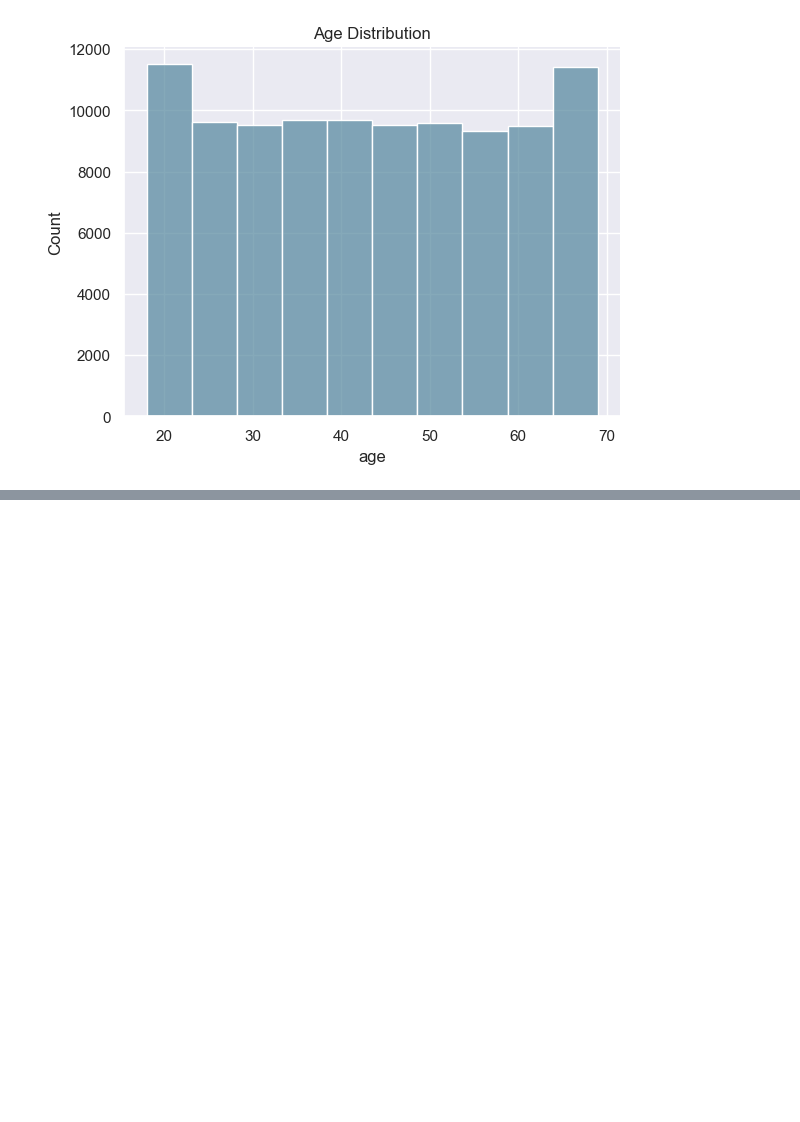
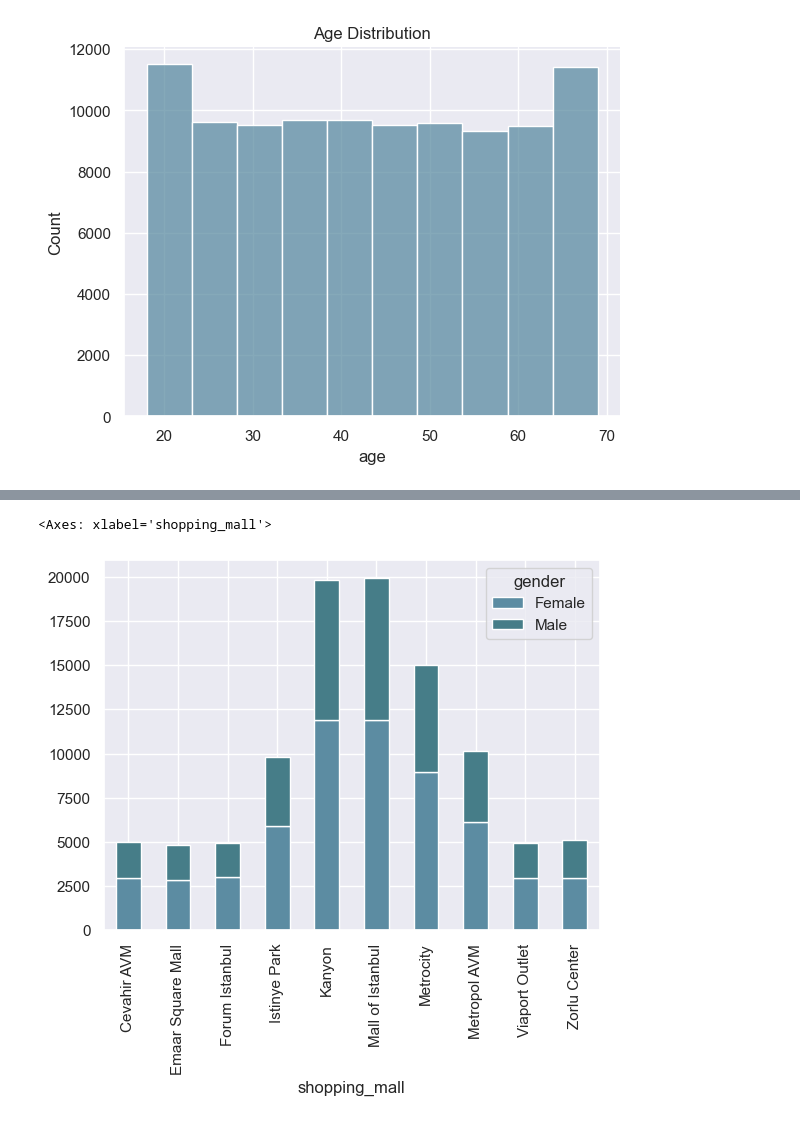
Before and after one commit to Scorpgodwest/customer-analysis, a Jupyter notebook: customer_analysis.ipynb, the cells around one changed output, grey strips where cells are left out. Cells and saved outputs as stored; diff of their text form; code cells hidden in the pictures; blank space fills up the shorter version.

Commit message:
added several plots + tables

```diff
--- a/customer_analysis.ipynb
+++ b/customer_analysis.ipynb
@@ -160,3 +166,4 @@ sns.despine()
 # %% [output]
 [figure]
 # %%
+full_df['revenue'] = full_df['price'] * full_df['quantity']
@@ -186,2 +179,4 @@ array([[<Axes: >, <Axes: >],
 # %%
-?
+gender_gap_mall = full_df.groupby(['shopping_mall', 'gender'], as_index=False)['customer_id'].count() \
+                         .pivot(index='shopping_mall', columns='gender', values='customer_id')
+gender_gap_mall
@@ -187,0 +196,5 @@ array([[<Axes: >, <Axes: >],
+# %%
+gender_gap_mall.plot(kind='bar', stacked=True)
+# %% [output]
+<Axes: xlabel='shopping_mall'>
+[figure, added]
```
Also changed, not shown: parts of 6 cells of this notebook.
